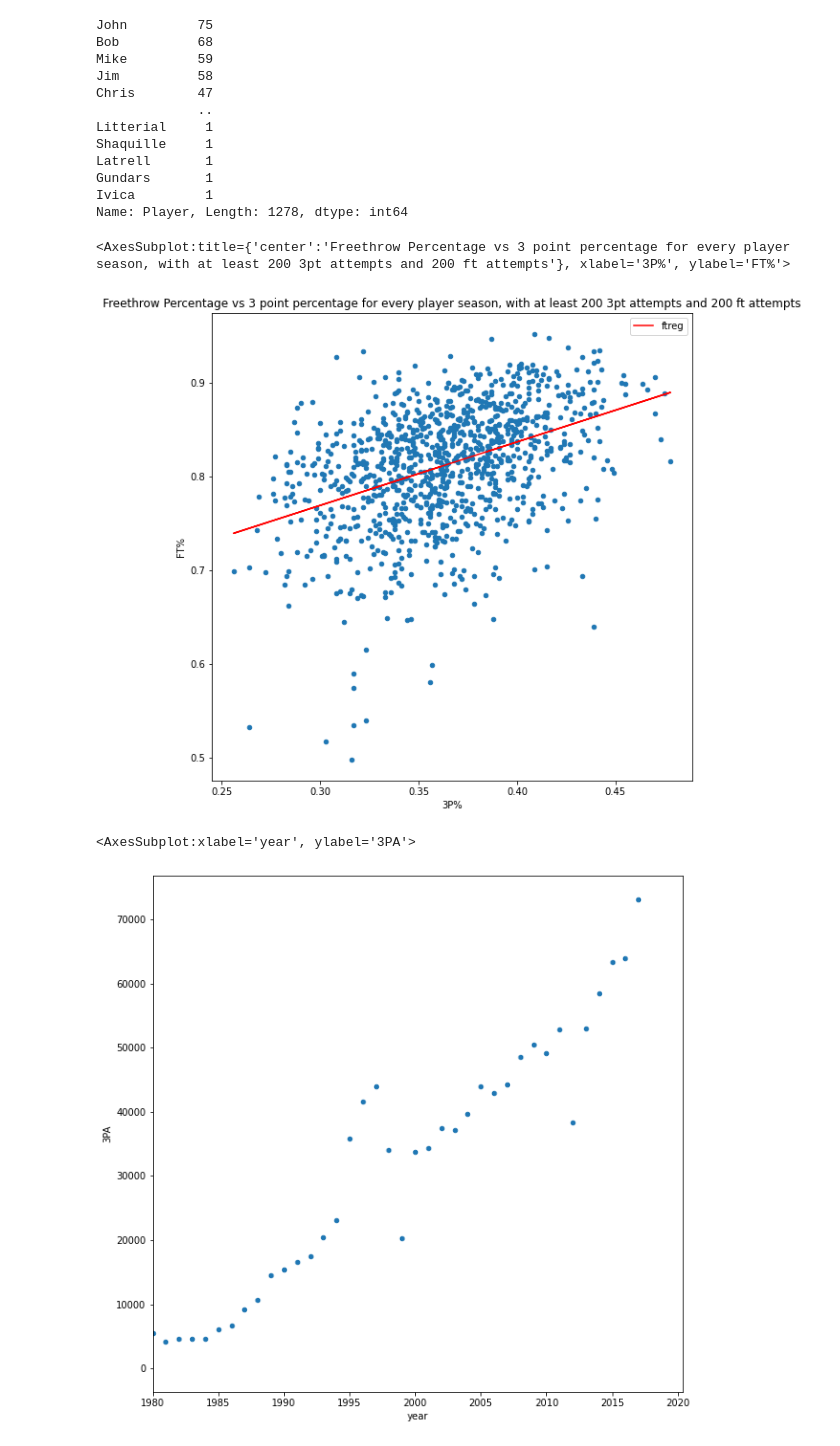
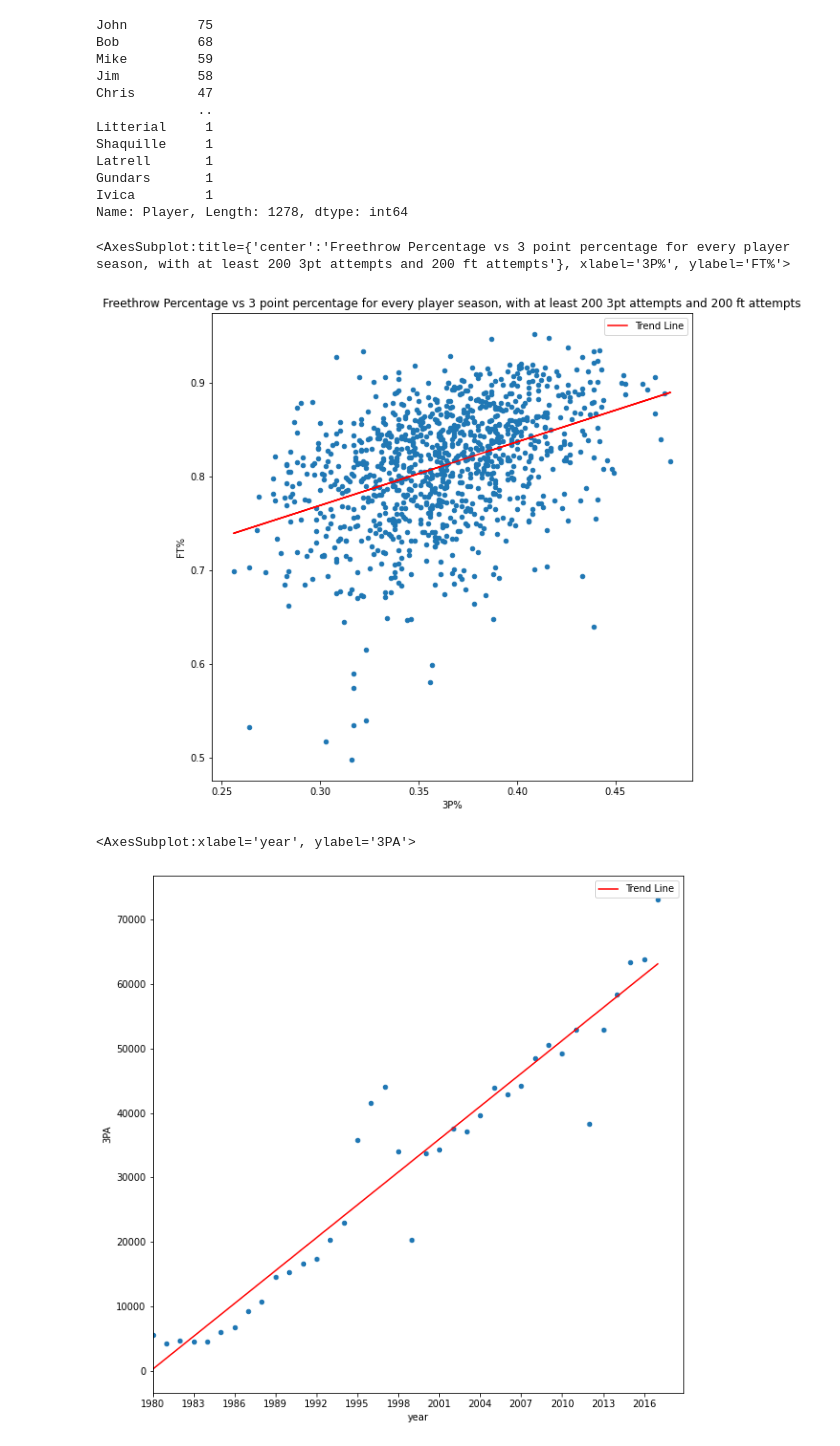
Before and after one commit to eliskol/machine-learning, a Jupyter notebook: analysis/analysis.ipynb, the cells around one changed output. Cells and saved outputs as stored; diff of their text form; code cells hidden in the pictures.

Commit message:
added trend line for yearly 3pa

```diff
--- a/analysis/analysis.ipynb
+++ b/analysis/analysis.ipynb
@@ -81,7 +81,7 @@ filter_player_season_data_for_3p_and_ft = player_season_data[(player_season_data
 d = np.polyfit(filter_player_season_data_for_3p_and_ft['3P%'], filter_player_season_data_for_3p_and_ft['FT%'], 1)
 f = np.poly1d(d)
 filter_player_season_data_for_3p_and_ft.insert(
-    53, 'ftreg', f(filter_player_season_data_for_3p_and_ft['3P%']))
+    53, 'Trend Line', f(filter_player_season_data_for_3p_and_ft['3P%']))
 
 plot = filter_player_season_data_for_3p_and_ft.plot(
                                             kind='scatter',
@@ -90,28 +90,40 @@ plot = filter_player_season_data_for_3p_and_ft.plot(
                                             figsize=(9, 9),
                                             title='Freethrow Percentage vs 3 point percentage for every player season, with at least 200 3pt attempts and 200 ft attempts')
 
-filter_player_season_data_for_3p_and_ft.plot(x='3P%', y='ftreg', color='Red', ax=plot)
+filter_player_season_data_for_3p_and_ft.plot(x='3P%', y='Trend Line', color='Red', ax=plot)
 # %% [output]
 <AxesSubplot:title={'center':'Freethrow Percentage vs 3 point percentage for every player season, with at least 200 3pt attempts and 200 ft attempts'}, xlabel='3P%', ylabel='FT%'>
-[figure, old version]
+[figure, new version]
 # %%
 yearly_3pa = []
+years = []
 
 for year in all_years:
-    tot_3pa = player_season_data[(player_season_data['Year'] == year) & (player_season_data['3PA'] > 0)]['3PA'].sum()
-    yearly_3pa.append(tot_3pa)
+    if year >= 1980:
+        tot_3pa = player_season_data[(player_season_data['Year'] == year) & (player_season_data['3PA'] > 0)]['3PA'].sum()
+        yearly_3pa.append(tot_3pa)
+        years.append(year)
 
-yearly_3pa_and_year = pd.DataFrame({'year': all_years,
+yearly_3pa_and_year = pd.DataFrame({'year': years,
                                 '3PA': yearly_3pa})
 
-yearly_3pa_and_year.plot(kind='scatter',
+e = np.polyfit(
+    yearly_3pa_and_year['year'], yearly_3pa_and_year['3PA'], 1)
+f = np.poly1d(e)
+
+yearly_3pa_and_year.insert(2, 'Trend Line', f(yearly_3pa_and_year['year']))
+
+plot = yearly_3pa_and_year.plot(kind='scatter',
                         x='year',
                         y='3PA',
                         xlim=1980,
-                        figsize=(10, 10))
+                        figsize=(10, 10),
+                        xticks=years[::3])
+
+yearly_3pa_and_year.plot(x='year', y='Trend Line', color='Red', ax=plot)
 # %% [output]
 <AxesSubplot:xlabel='year', ylabel='3PA'>
-[figure, old version]
+[figure, new version]
 # %%
 all_seasons['season'].str.split('-')[0]
 # %% [output]
```
Also changed, not shown: parts of 1 cell of this notebook.
